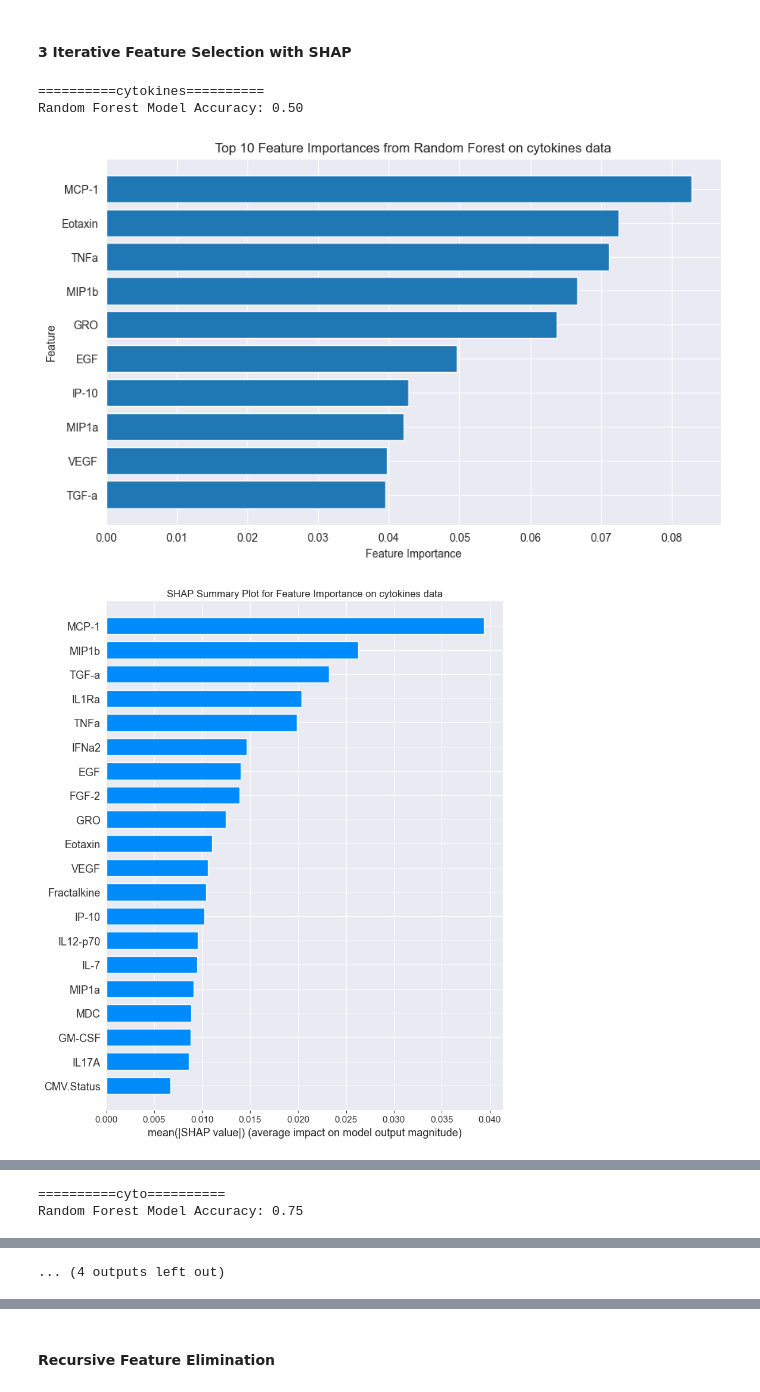
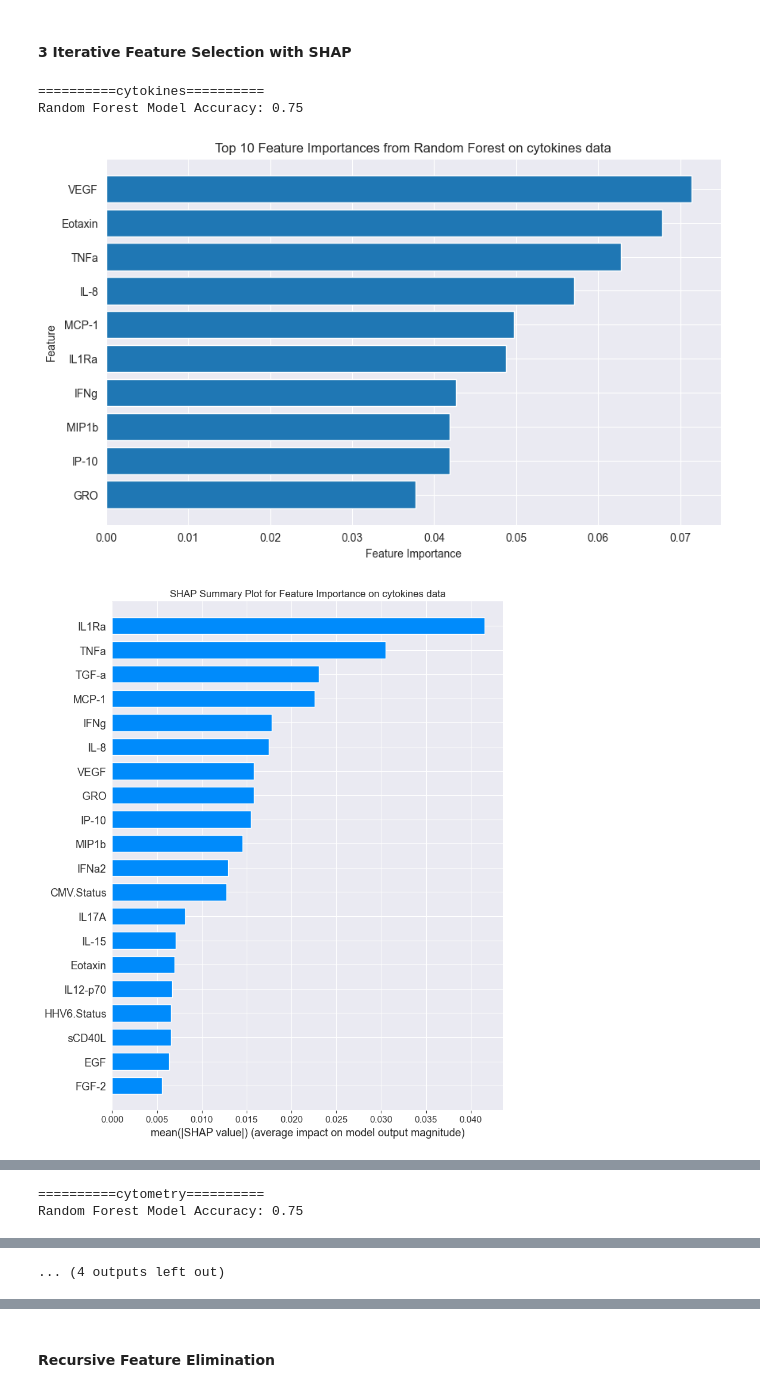
Before and after one commit to Elias-Dams/multimodal-data-integration-predictive-modeling-measles-vaccine-response-cross-validation, a Jupyter notebook: exploration/first_data_exploration.ipynb, the cells around one changed output, grey strips where cells are left out. Cells and saved outputs as stored; diff of their text form; code cells hidden in the pictures.

```diff
--- a/exploration/first_data_exploration.ipynb
+++ b/exploration/first_data_exploration.ipynb
@@ -352,0 +193,3 @@ Okay the very badd results with a linear model suggests that a linear model may
+# %%
+abtiters = abtiters.drop(columns=['vaccine', 'Day 0', 'Day 21', 'Day 150', 'Day 365', 'diff: 21-0', 'diff: 150-21', 'diff: 365-150', 'response', 'protected','quadrant'])
+print(abtiters.head())
@@ -376,7 +226,7 @@ This process provides a structured way to approach feature importance analysis a
 # %%
 ## abtiters already loaded ##
 ## cytokines already loaded ##
-cyto = cyto[['Vaccinee', 'WBC Day 0','RBC Day 0','HGB Day 0','HCT Day 0','PLT Day 0','%LYM Day 0','%MON Day 0','%GRA Day 0']] # already loaded
+cytometry = cytometry[['Vaccinee', 'WBC Day 0','RBC Day 0','HGB Day 0','HCT Day 0','PLT Day 0','%LYM Day 0','%MON Day 0','%GRA Day 0']] # already loaded
 
 
 metadata = pd.read_csv('../data/metadata.csv')
@@ -499,0 +556,3 @@ Certain Day 0 Blood Parameters (e.g., %GRA, %LYM): These blood parameters show l
+# %%
+selected_features, _ = pca_feature_selection(merged_data_compressed_correlated, n_components=10, feature_loading_threshold=0.33, plot_variance=True)
+results = evaluate_feature_sets(merged_data_compressed_correlated, reduced_features=selected_features)
@@ -499,0 +591,16 @@ Certain Day 0 Blood Parameters (e.g., %GRA, %LYM): These blood parameters show l
+# %%
+import umap
+
+X = merged_data_compressed_correlated[selected_features]
+labels = merged_data_compressed_correlated['response_label']
+
+# Perform UMAP
+umap_model = umap.UMAP(n_neighbors=10, min_dist=0.4, n_components=2, random_state=42)
+umap_components = umap_model.fit_transform(X)
+
+# Create a DataFrame with UMAP components
+umap_df = pd.DataFrame(umap_components, columns=['UMAP1', 'UMAP2'])
+umap_df['response_label'] = labels.values
+
+# Plot the UMAP projection
+plot_projections(umap_df, "UMAP")
@@ -567,7 +676,7 @@ we know that there are no significantly difference between high and low response
 def random_forest_for_baseline_importance(data, title=""):
     # Prepare data for Random Forest (X = features, y = response_label)
     merged_data = pd.merge(abtiters, data, on='Vaccinee')
-    X = merged_data.drop(columns=['Day 0', 'Day 21', 'titer_response', 'Vaccinee', 'response_label', 'vaccine'])
+    X = merged_data.drop(columns=['Vaccinee', 'response_label'])
     y = merged_data['response_label']
 
     # Split data into training and test sets
@@ -590,39 +699,39 @@ def random_forest_for_baseline_importance(data, title=""):
 
     # Plot feature importance
     plt.figure(figsize=(10, 6))
     plt.barh([feature for feature, _ in important_features[:10]],
              [importance for _, importance in important_features[:10]])
     plt.xlabel("Feature Importance")
     plt.ylabel("Feature")
     plt.title(f"Top 10 Feature Importances from Random Forest on {title} data")
     plt.gca().invert_yaxis()
     plt.show()
 
     # SHAP Analysis
     explainer = shap.TreeExplainer(rf_model, X_train)
-    shap_values = np.array(explainer.shap_values(X_test, approximate=True))
+    shap_values = np.array(explainer.shap_values(X_test, check_additivity=False))
     shap_values_ = shap_values.transpose((2, 0, 1))
 
     # Summary plot for SHAP values
     plt.title(f"SHAP Summary Plot for Feature Importance on {title} data")
     shap.summary_plot(shap_values_[1], X_test, plot_type="bar")  # Assuming binary classification
     shap.summary_plot(shap_values_[1], X_test)  # Full SHAP summary plot
 
 
 
 print(f'{"="*10}cytokines{"="*10}')
 random_forest_for_baseline_importance(cytokines, title="cytokines")
-print(f'{"="*10}cyto{"="*10}')
-random_forest_for_baseline_importance(cyto, title="cyto")
+print(f'{"="*10}cytometry{"="*10}')
+random_forest_for_baseline_importance(cytometry, title="cytometry")
 print(f'{"="*10}metadata{"="*10}')
 random_forest_for_baseline_importance(metadata, title="metadata")
 
-print(f'{"="*10}cytokines,metadata,cyto{"="*10}')
-cytokines_cyto = pd.merge(cytokines, cyto, on='Vaccinee')
+print(f'{"="*10}cytokines,metadata,cytometry{"="*10}')
+cytokines_cyto = pd.merge(cytokines, cytometry, on='Vaccinee')
 all_merged = pd.merge(cytokines_cyto, metadata, on='Vaccinee')
-random_forest_for_baseline_importance(all_merged, title="cytokines,metadata,cyto")
+random_forest_for_baseline_importance(all_merged, title="cytokines,metadata,cytometry")
 # %% [output]
 ==========cytokines==========
-Random Forest Model Accuracy: 0.50
+Random Forest Model Accuracy: 0.75
-[figure, old version]
+[figure, new version]
-[figure, old version]
+[figure, new version]
@@ -630,2 +739,2 @@ Random Forest Model Accuracy: 0.50
-==========cyto==========
+==========cytometry==========
 Random Forest Model Accuracy: 0.75
```
Also changed, not shown: parts of 58 cells of this notebook, 10 other files.
